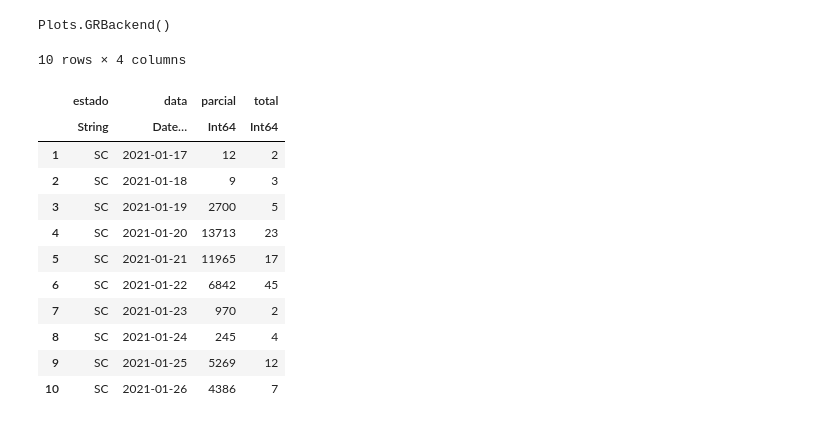
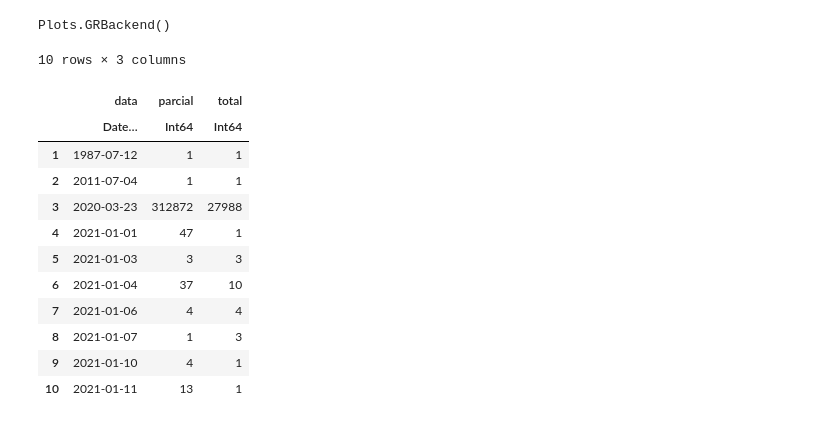
Before and after one commit to eduardohleite/covid, a Jupyter notebook: covid2021.ipynb, the cells around one changed output. Cells and saved outputs as stored; diff of their text form; code cells hidden in the pictures.

```diff
--- a/covid2021.ipynb
+++ b/covid2021.ipynb
@@ -92,22 +70,22 @@ plot(dfcasos.data, sma(dfcasos.casos, n=7), size=(1200, 400), label="Media móve
 # %%
 plot(dfcasos.data, cumsum(dfcasos.casos), size=(1200, 400), label="Casos acumulados por data")
 # %%
-vaxdf = CSV.File("vacinados_sc.csv") |> DataFrame
+vaxdf = CSV.File("vacinados_br.csv") |> DataFrame
 first(vaxdf, 10)
 # %% [output]
-10 rows × 4 columns
+10 rows × 3 columns
-|  | estado | data | parcial | total |
-|  | String | Date… | Int64 | Int64 |
-| 1 | SC | 2021-01-17 | 12 | 2 |
-| 2 | SC | 2021-01-18 | 9 | 3 |
-| 3 | SC | 2021-01-19 | 2700 | 5 |
-| 4 | SC | 2021-01-20 | 13713 | 23 |
-| 5 | SC | 2021-01-21 | 11965 | 17 |
-| 6 | SC | 2021-01-22 | 6842 | 45 |
-| 7 | SC | 2021-01-23 | 970 | 2 |
-| 8 | SC | 2021-01-24 | 245 | 4 |
-| 9 | SC | 2021-01-25 | 5269 | 12 |
-| 10 | SC | 2021-01-26 | 4386 | 7 |
+|  | data | parcial | total |
+|  | Date… | Int64 | Int64 |
+| 1 | 1987-07-12 | 1 | 1 |
+| 2 | 2011-07-04 | 1 | 1 |
+| 3 | 2020-03-23 | 312872 | 27988 |
+| 4 | 2021-01-01 | 47 | 1 |
+| 5 | 2021-01-03 | 3 | 3 |
+| 6 | 2021-01-04 | 37 | 10 |
+| 7 | 2021-01-06 | 4 | 4 |
+| 8 | 2021-01-07 | 1 | 3 |
+| 9 | 2021-01-10 | 4 | 1 |
+| 10 | 2021-01-11 | 13 | 1 |
 # %%
 dfcasos = dfcasos |>
             @orderby(_.data) |>
```
Also changed, not shown: parts of 22 cells of this notebook.
